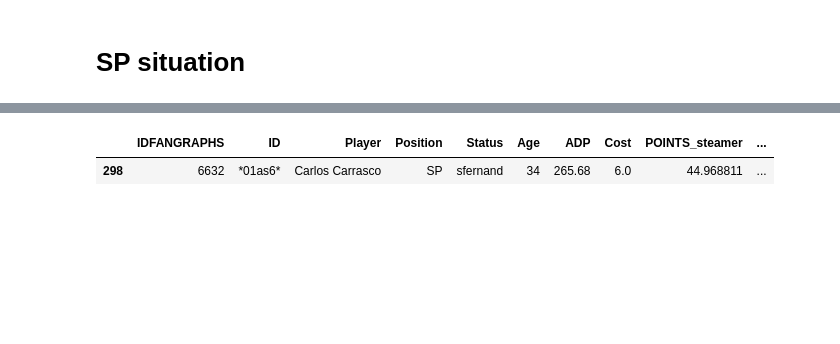
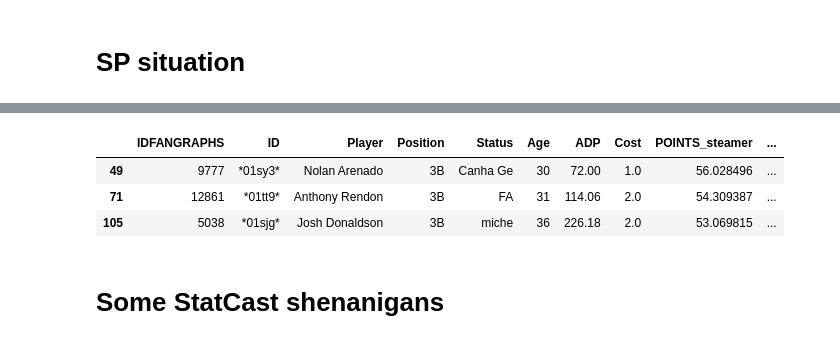
Before and after one commit to mitchv34/fantasy_baseball_tools, a Jupyter notebook: draft.ipynb, the cells around one changed output, grey strips where cells are left out. Drawn from its saved outputs; the diff is of its cells as text; code cells hidden in the pictures; blank space fills up the shorter version.

```diff
--- a/draft.ipynb
+++ b/draft.ipynb
@@ -9 +6,7 @@ league_stat_cast = pd.read_csv('/root/Work/fantasy_baseball/fantasy_baseball_too
+# %%
+league_rank = pd.read_csv('./data/proc/league_player_list_with_ranks.csv')#.set_index('ID')
+league_stat_cast = pd.read_csv('./data/proc/league_player_list_with_statcast.csv')#.set_index('ID')
+league_keepers = pd.read_csv('data/proc/league_keeper_list.csv')#.set_index('ID')
+league_rank = league_rank[league_rank.ID.apply(lambda x: x  not in league_keepers.ID.values)]
+league_stat_cast = league_stat_cast[league_stat_cast.ID.apply(lambda x: x  not in league_keepers.ID.values)]
 # %%
@@ -179,5 +191,12 @@ See the caveats in the documentation: https://pandas.pydata.org/pandas-docs/stab
 # %%
-league_rank[league_rank.Player.apply(lambda x : "carrasco" in x.lower())]
+list_players = ["arenado",
+                "donaldson",
+                "rendon"]
+league_rank[league_rank.Player.apply(lambda x : any( i.lower() in x.lower() for i in list_players))]
 # %% [output]
 |  | IDFANGRAPHS | ID | Player | Position | Status | Age | ADP | Cost | POINTS_steamer | ... |
-| 298 | 6632 | *01as6* | Carlos Carrasco | SP | sfernand | 34 | 265.68 | 6.0 | 44.968811 | ... |
+| 49 | 9777 | *01sy3* | Nolan Arenado | 3B | Canha Ge | 30 | 72.00 | 1.0 | 56.028496 | ... |
+| 71 | 12861 | *01tt9* | Anthony Rendon | 3B | FA | 31 | 114.06 | 2.0 | 54.309387 | ... |
+| 105 | 5038 | *01sjg* | Josh Donaldson | 3B | miche | 36 | 226.18 | 2.0 | 53.069815 | ... |
+# %% [markdown]
+# Some StatCast shenanigans
```
Also changed, not shown: parts of 13 cells of this notebook, 7 other files.
